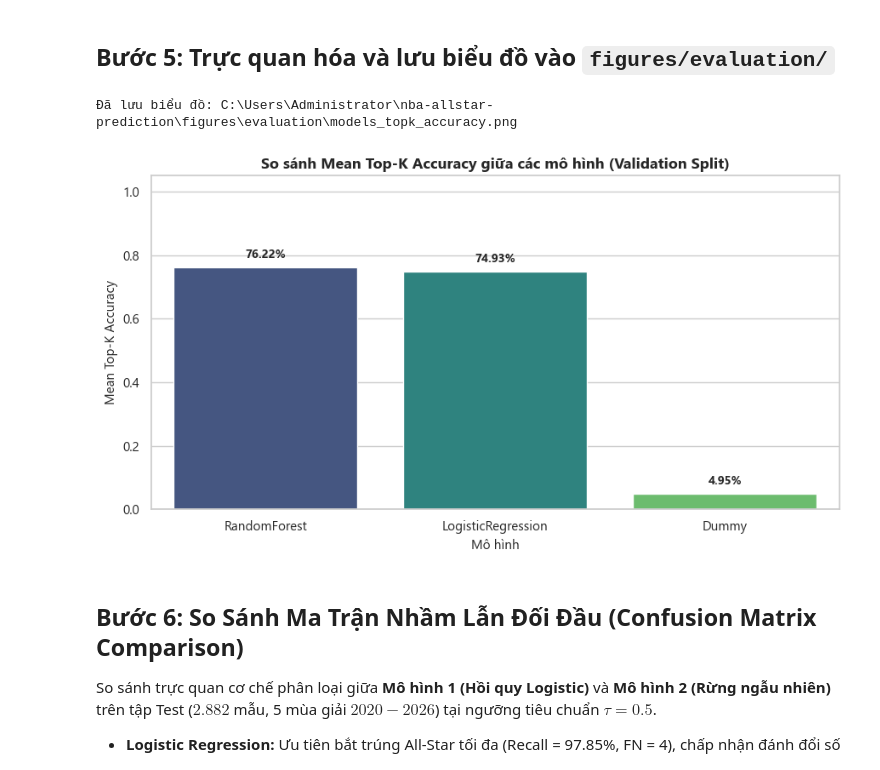
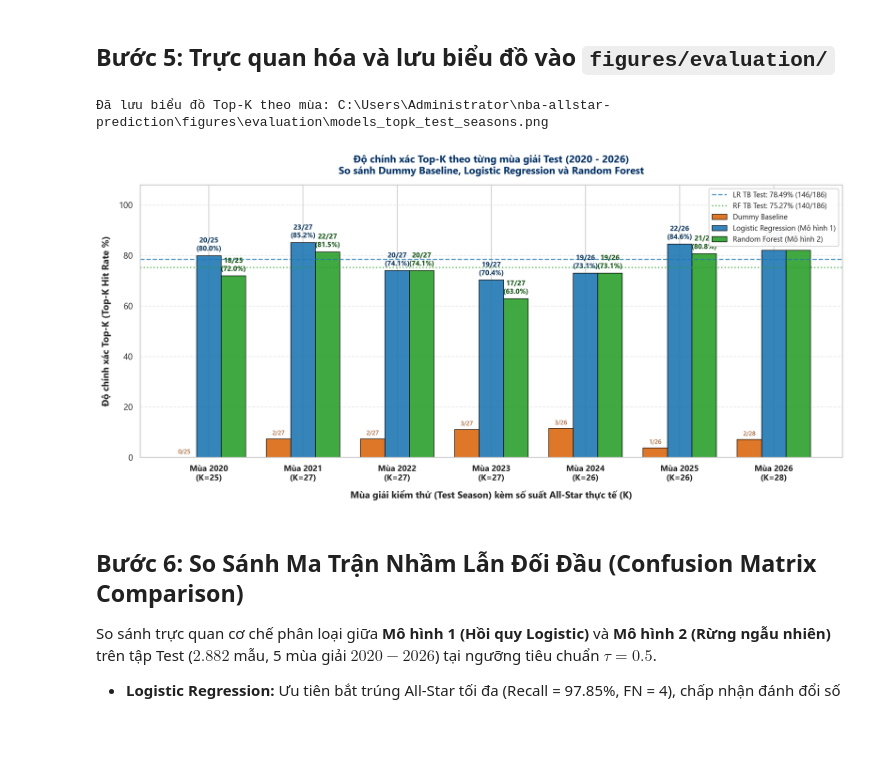
Before and after one commit to LongVoAKAMarcus/nba-allstar-prediction, a Jupyter notebook: notebooks/04_model_evaluation.ipynb, the cells around one changed output. Saved outputs shown, nothing was run; the diff lists cells and outputs as text; code cells hidden in the pictures; blank space fills up the shorter version.

Commit message:
feat(eval): extract figures from notebooks with generous padding and add threshold tuning

```diff
--- a/notebooks/04_model_evaluation.ipynb
+++ b/notebooks/04_model_evaluation.ipynb
@@ -143,30 +143,21 @@ Top 5 False Negatives:
 # %% [markdown]
 ## Bước 5: Trực quan hóa và lưu biểu đồ vào `figures/evaluation/`
 # %%
+from src.evaluate import plot_topk_test_seasons
+
 figures_eval_dir = ROOT_DIR / "figures" / "evaluation"
 figures_eval_dir.mkdir(parents=True, exist_ok=True)
 
-plt.figure(figsize=(9, 5))
-ax = sns.barplot(data=leaderboard_val, x="model", y="mean_topk_acc", hue="model", palette="viridis", legend=False)
-plt.title("So sánh Mean Top-K Accuracy giữa các mô hình (Validation Split)", fontsize=13, fontweight='bold')
-plt.xlabel("Mô hình", fontsize=11)
-plt.ylabel("Mean Top-K Accuracy", fontsize=11)
-plt.ylim(0, 1.05)
+# Trực quan hóa và lưu biểu đồ Top-K theo 7 mùa giải Test (2020 - 2026)
+chart_path = figures_eval_dir / "models_topk_test_seasons.png"
+plot_topk_test_seasons(pred_df, split="test", output_path=chart_path)
 
-for p in ax.patches:
-    h = p.get_height()
-    if not np.isnan(h):
-        ax.annotate(f"{h:.2%}", (p.get_x() + p.get_width() / 2., h + 0.02),
-                    ha="center", va="bottom", fontweight="bold", fontsize=10)
-
-plt.tight_layout()
-chart_path = figures_eval_dir / "models_topk_accuracy.png"
-plt.savefig(chart_path, dpi=300)
-print(f"Đã lưu biểu đồ: {chart_path}")
-plt.show()
+# Hiển thị trực tiếp trong Notebook
+from IPython.display import Image, display
+display(Image(filename=str(chart_path)))
 # %% [output]
-Đã lưu biểu đồ: C:\Users\Administrator\nba-allstar-prediction\figures\evaluation\models_topk_accuracy.png
+Đã lưu biểu đồ Top-K theo mùa: C:\Users\Administrator\nba-allstar-prediction\figures\evaluation\models_topk_test_seasons.png
-[figure, old version]
+[figure, new version]
 # %% [markdown]
 ## Bước 6: So Sánh Ma Trận Nhầm Lẫn Đối Đầu (Confusion Matrix Comparison)
 So sánh trực quan cơ chế phân loại giữa **Mô hình 1 (Hồi quy Logistic)** và **Mô hình 2 (Rừng ngẫu nhiên)** trên tập Test ($2.882$ mẫu, 5 mùa giải $2020 - 2026$) tại ngưỡng tiêu chuẩn $\tau = 0.5$.
```
Also changed, not shown: parts of 2 cells of this notebook, 10 other files.
